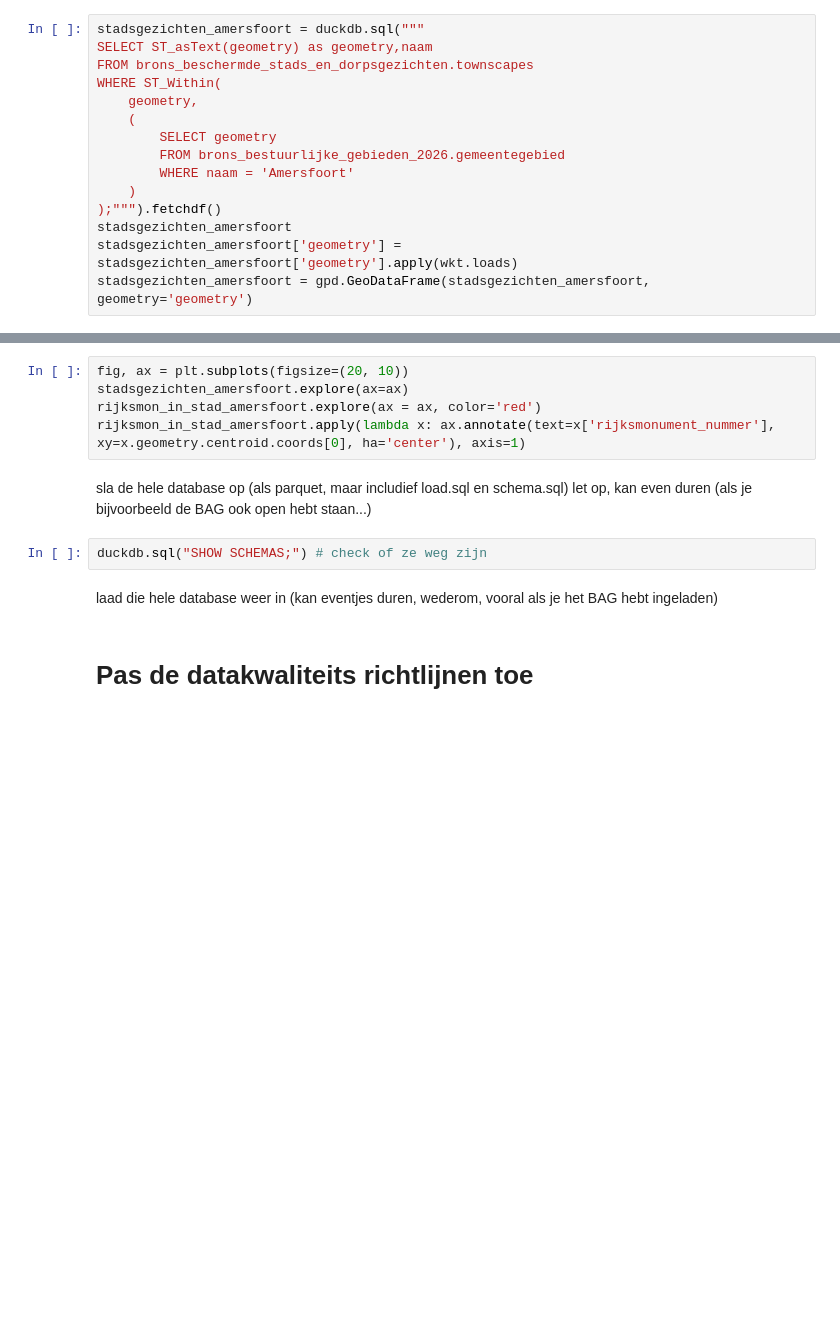
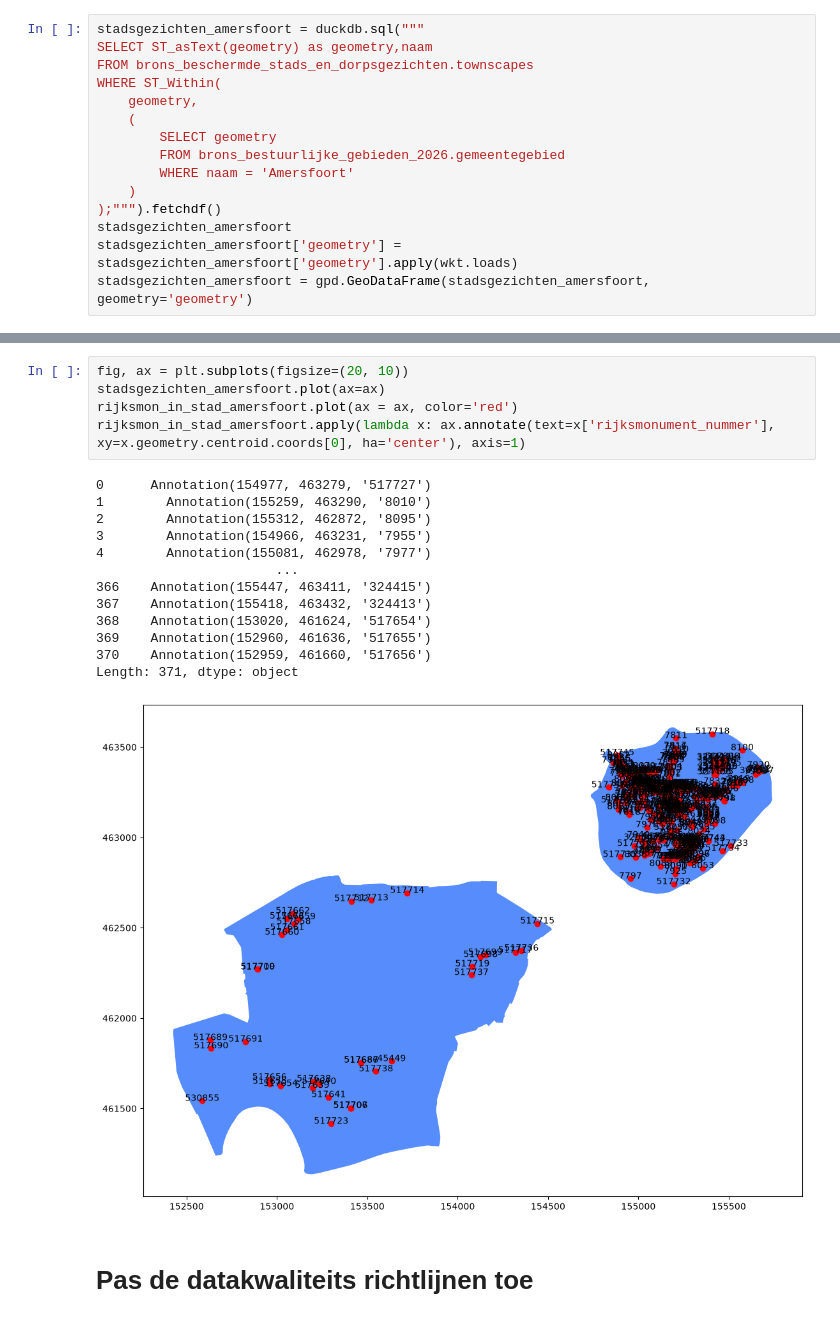
Before and after one commit to ThyavdBerg/RCE_DNANL_B-DK_use_cases, a Jupyter notebook: DataKwaliteit_basis.ipynb, the cells around one changed output, grey strips where cells are left out. Saved outputs shown, nothing was run; the diff lists cells and outputs as text; blank space fills up the shorter version.

```diff
--- a/DataKwaliteit_basis.ipynb
+++ b/DataKwaliteit_basis.ipynb
@@ -443,15 +474,22 @@ rijksmon_in_stad_amersfoort
 # %%
 fig, ax = plt.subplots(figsize=(20, 10))
-stadsgezichten_amersfoort.explore(ax=ax)
-rijksmon_in_stad_amersfoort.explore(ax = ax, color='red')
+stadsgezichten_amersfoort.plot(ax=ax)
+rijksmon_in_stad_amersfoort.plot(ax = ax, color='red')
 rijksmon_in_stad_amersfoort.apply(lambda x: ax.annotate(text=x['rijksmonument_nummer'], xy=x.geometry.centroid.coords[0], ha='center'), axis=1)
+# %% [output]
+0      Annotation(154977, 463279, '517727')
+1        Annotation(155259, 463290, '8010')
+2        Annotation(155312, 462872, '8095')
+3        Annotation(154966, 463231, '7955')
+4        Annotation(155081, 462978, '7977')
+                       ...
+366    Annotation(155447, 463411, '324415')
+367    Annotation(155418, 463432, '324413')
+368    Annotation(153020, 461624, '517654')
+369    Annotation(152960, 461636, '517655')
+370    Annotation(152959, 461660, '517656')
+Length: 371, dtype: object
+[figure, added]
-# %% [markdown]
-sla de hele database op (als parquet, maar includief load.sql en schema.sql)
-let op, kan even duren (als je bijvoorbeeld de BAG ook open hebt staan...)
-# %%
-duckdb.sql("SHOW SCHEMAS;") # check of ze weg zijn
-# %% [markdown]
-laad die hele database weer in (kan eventjes duren, wederom, vooral als je het BAG hebt ingeladen)
 # %% [markdown]
 # Pas de datakwaliteits richtlijnen toe
 # %%
```
Also changed, not shown: parts of 11 cells of this notebook, 1 other file.
